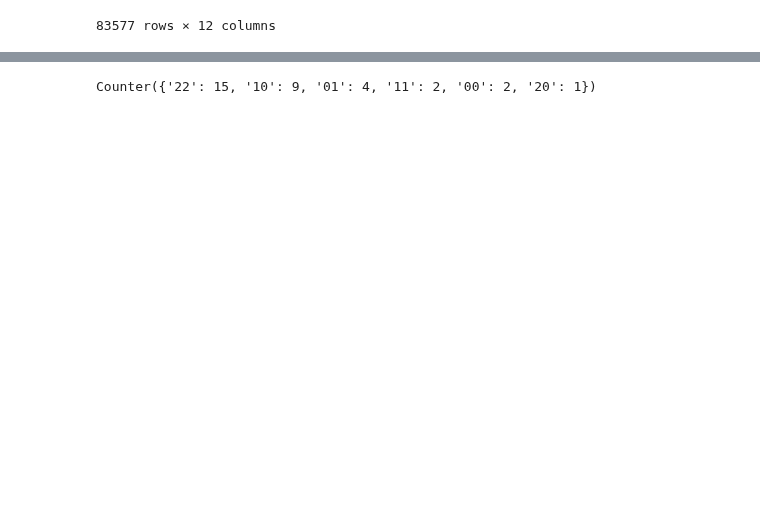
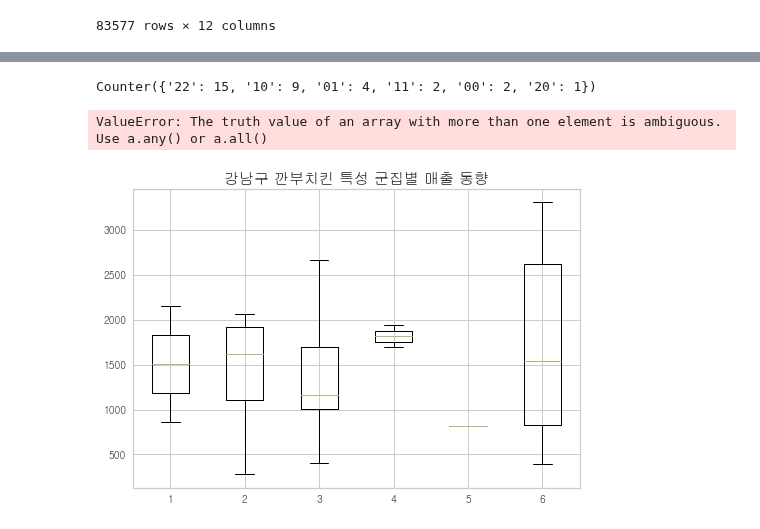
Before and after one commit to POSdata-Sales-Prediction/Store-operation-consulting, a Jupyter notebook: gangnam_geographic_clustering.ipynb, the cells around one changed output, grey strips where cells are left out. Saved outputs shown, nothing was run; the diff lists cells and outputs as text; code cells hidden in the pictures; blank space fills up the shorter version.

```diff
--- a/gangnam_geographic_clustering.ipynb
+++ b/gangnam_geographic_clustering.ipynb
@@ -331,7 +331,26 @@ gganbu
 | 30 | S24101 | 깐부치킨(학동역점) | 논현2동 | 2272.04 | 2 | 2 | 22 |
 | 31 | S24036 | 깐부치킨(논현역점) | 논현1동 | 816.71 | 2 | 0 | 20 |
 | 32 | S41446 | 깐부치킨(개포점) | 개포2동 | 1377.09 | 0 | 1 | 01 |
-# %%
-print(Counter(gganbu["Full Featuere"]))
-# %% [output]
-Counter({'22': 15, '10': 9, '01': 4, '11': 2, '00': 2, '20': 1})
+# %%
+# 각 조합별 count 확인 - 총 6개 조합
+print(Counter(gganbu["Full Featuere"]))
+# %% [output]
+Counter({'22': 15, '10': 9, '01': 4, '11': 2, '00': 2, '20': 1})
+# %%
+# 조합별 매출 plot 찍기
+# 00, 01, 10, 11, 20, 22
+c1 = gganbu[gganbu["Full Featuere"] == "00"]["인구대비매출"].to_list()
+c2 = gganbu[gganbu["Full Featuere"] == "01"]["인구대비매출"].to_list()
+c3 = gganbu[gganbu["Full Featuere"] == "10"]["인구대비매출"].to_list()
+c4 = gganbu[gganbu["Full Featuere"] == "11"]["인구대비매출"].to_list()
+c5 = gganbu[gganbu["Full Featuere"] == "20"]["인구대비매출"].to_list()
+c6 = gganbu[gganbu["Full Featuere"] == "22"]["인구대비매출"].to_list()
+
+value = [c1, c2, c3, c4, c5, c6]
+plt.boxplot(value) # vert: 가로/세로 상자그림
+plt.title('강남구 깐부치킨 특성 군집별 매출 동향', fontsize=15)
+plt.xticks(ticks=value,labels=['c1', 'c2', 'c3', 'c4', 'c5', 'c6'])
+plt.show()
+# %% [output]
+ValueError: The truth value of an array with more than one element is ambiguous. Use a.any() or a.all()
+[figure, added]
```
Also changed, not shown: parts of 1 cell of this notebook.
